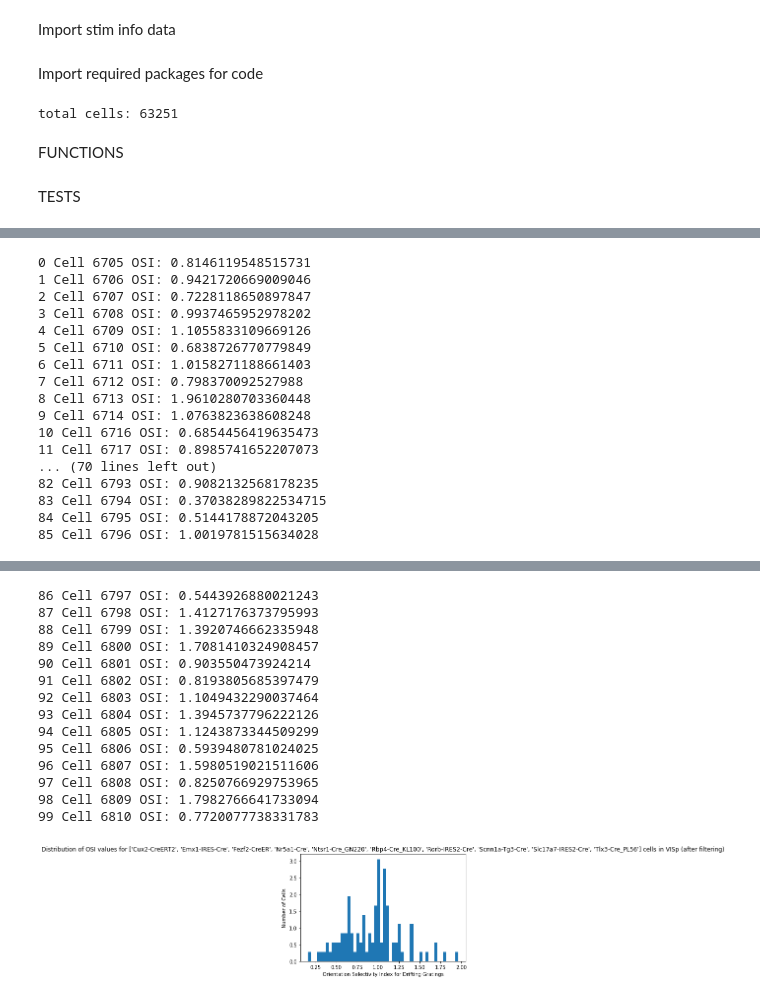
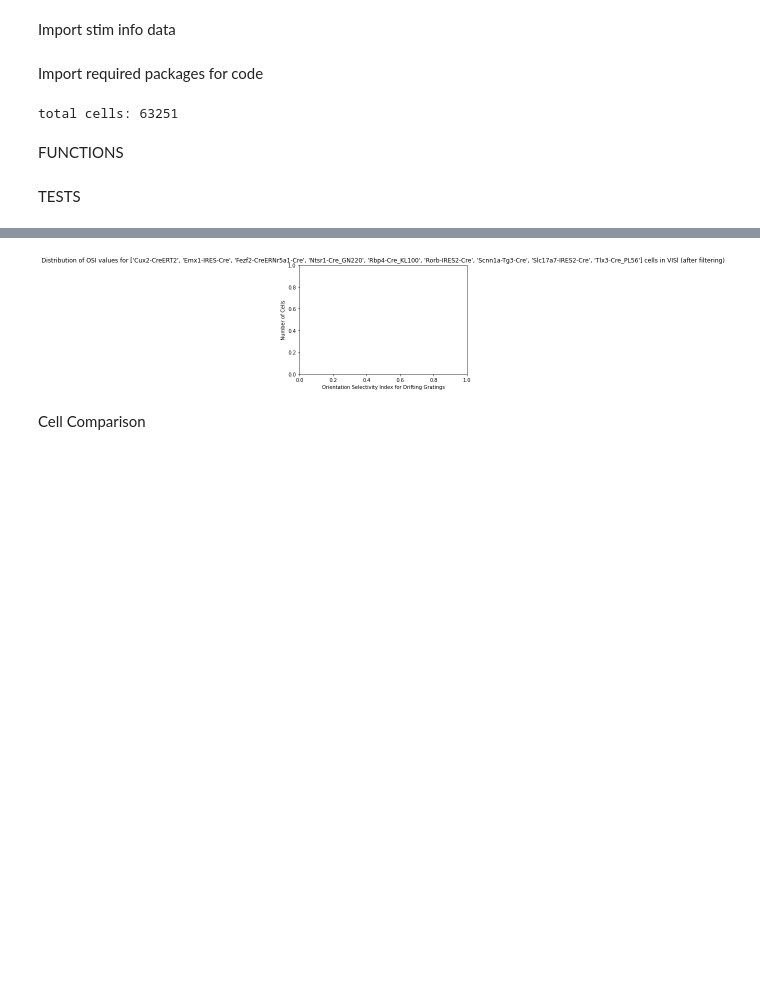
Before and after one commit to ejyu-git/allen-data-proj, a Jupyter notebook: drifting_gratings.ipynb, the cells around one changed output, grey strips where cells are left out. Drawn from its saved outputs; the diff is of its cells as text; code cells hidden in the pictures; blank space fills up the shorter version.

```diff
--- a/drifting_gratings.ipynb
+++ b/drifting_gratings.ipynb
@@ -260,7 +260,7 @@ def dg_for_cell(boc, dsi_cells, index, plot_trial_graphs, plot_stim_instances, p
     # return array of Rmax, pref TF, pref ORI, Rorth, OSI, gOSI values, and cre_line
     return [Rmax, freq_array[max_coor[0][0]], ori_array[max_coor[0][1]], Rorth, OSI, gOSI, cre_line]
 # %%
-# create_histogram(targeted_struct): creates histogram of OSI of all cells in desired cortical layer
+# create_histogram(): creates histogram of OSI of all cells in desired cortical layer. returns array of OSI values
 #
 #
 #
@@ -273,9 +273,11 @@ def dg_for_cell(boc, dsi_cells, index, plot_trial_graphs, plot_stim_instances, p
 # filter_vals: when set to true, creates the histogram and excludes OSIs below 0 or above 2
 # cre_lines_list: given one or multiple cre_lines, will filter the cells of the targeted structure to those cells
 # max_cells: if given a value, will only run a maximum of that amount of cells
+# print_histogram: if true will output the histogram plots
 #
 # Warning: will require downloading nwb files for many cells. Will take a while
-def create_histogram(targeted_struct, print_OSIs, print_other_vals, filter_vals, cre_lines_list, max_cells):
+def create_histogram(targeted_struct, print_OSIs, print_other_vals, filter_vals, cre_lines_list, max_cells,
+                    print_histogram):
 
     # Download experiment containers for experiments of target structure
     exp_containers = boc.get_experiment_containers(targeted_structures=[targeted_struct])
@@ -313,10 +315,10 @@ def create_histogram(targeted_struct, print_OSIs, print_other_vals, filter_vals,
     while (OSI_index < max_runs) and (index < len(dsi_cells)):
         cell_vals = dg_for_cell(boc, dsi_cells, index, False, False, False, False, False, cre_lines_list)
         if (cell_vals != None) :
-            OSI = cell_vals[4]
+            OSI = cell_vals[4] ### CHANGE INDEX TO CHANGE FILTERING ON OSI vs gOSI DATA TYPE ###
             if(filter_vals) :
                 if(0 <= OSI <= 2):
-                    OSIs.append(OSI)
+                    OSIs.append(cell_vals)
                     if (print_OSIs) : print(OSI_index, "Cell", index, "OSI:", OSI)
                     if (print_other_vals) :
                         print("Rmax:", cell_vals[0])
@@ -326,7 +328,7 @@ def create_histogram(targeted_struct, print_OSIs, print_other_vals, filter_vals,
                         print("gOSI:", cell_vals[5])
                     OSI_index += 1
             else :
-                OSIs.append(OSI)
+                OSIs.append(cell_vals)
                 if (print_OSIs) : print(OSI_index, "Cell", index, "OSI:", OSI)
                 if (print_other_vals) :
                     print("Rmax:", cell_vals[0])
@@ -340,12 +342,16 @@ def create_histogram(targeted_struct, print_OSIs, print_other_vals, filter_vals,
     if not OSIs : # if OSIs is empty
         print("0 OSI values collected")
 
-    plt.hist(list(OSIs), 50, density = 1)
+    if print_histogram:
+        plt.hist(list(OSIs), 50, density = 1)
+
     if (filter_vals): plt.title("Distribution of OSI values for %s cells in %s (after filtering)" %
                                (cre_lines_list, targeted_struct))
     else : plt.title("Distribution of OSI values for %s cells in %s (prior to filtering)" %
                      (cre_lines_list, targeted_struct))
     plt.xlabel('Orientation Selectivity Index for Drifting Gratings')
     plt.ylabel('Number of Cells')
+
+    return OSIs
 # %% [markdown]
 TESTS
@@ -402,9 +377,22 @@ all cre lines:
  'Tlx3-Cre_PL56',
  'Vip-IRES-Cre']
 # %%
-create_histogram('VISp', True, False, True, ['Cux2-CreERT2','Emx1-IRES-Cre','Fezf2-CreER','Nr5a1-Cre','Ntsr1-Cre_GN220',
-                                            'Rbp4-Cre_KL100','Rorb-IRES2-Cre','Scnn1a-Tg3-Cre','Slc17a7-IRES2-Cre',
-                                            'Tlx3-Cre_PL56'], 100)
+visp_pv = create_histogram('VISp', True, False, True, ['Pvalb-IRES-Cre'], 100, False)
+visp_sst = create_histogram('VISp', False, False, True, ['Sst-IRES-Cre'], 100, False)
+visp_vip = create_histogram('VISp', False, False, True, ['Vip-IRES-Cre'], 100, False)
+visp_exc = create_histogram('VISp', False, False, True, ['Cux2-CreERT2','Emx1-IRES-Cre','Fezf2-CreER'
+                                                        'Nr5a1-Cre','Ntsr1-Cre_GN220','Rbp4-Cre_KL100',
+                                                        'Rorb-IRES2-Cre','Scnn1a-Tg3-Cre','Slc17a7-IRES2-Cre',
+                                                        'Tlx3-Cre_PL56'], 100, False)
+
+
+visl_pv = create_histogram('VISl', False, False, True, ['Pvalb-IRES-Cre'], 100, False)
+visl_sst = create_histogram('VISl', False, False, True, ['Sst-IRES-Cre'], 100, False)
+visl_vip = create_histogram('VISl', False, False, True, ['Vip-IRES-Cre'], 100, False)
+visl_exc = create_histogram('VISl', False, False, True, ['Cux2-CreERT2','Emx1-IRES-Cre','Fezf2-CreER'
+                                                        'Nr5a1-Cre','Ntsr1-Cre_GN220','Rbp4-Cre_KL100',
+                                                        'Rorb-IRES2-Cre','Scnn1a-Tg3-Cre','Slc17a7-IRES2-Cre',
+                                                        'Tlx3-Cre_PL56'], 100, False)
 # %% [output]
 all VISp experiment containers: 216
 VISp cells: 22641
@@ -413,17 +413,0 @@ cells with sig. response to drifting gratings: 13401
-0 Cell 6705 OSI: 0.8146119548515731
-1 Cell 6706 OSI: 0.9421720669009046
-2 Cell 6707 OSI: 0.7228118650897847
-3 Cell 6708 OSI: 0.9937465952978202
-4 Cell 6709 OSI: 1.1055833109669126
-5 Cell 6710 OSI: 0.6838726770779849
-6 Cell 6711 OSI: 1.0158271188661403
-7 Cell 6712 OSI: 0.798370092527988
-8 Cell 6713 OSI: 1.9610280703360448
-9 Cell 6714 OSI: 1.0763823638608248
-10 Cell 6716 OSI: 0.6854456419635473
-11 Cell 6717 OSI: 0.8985741652207073
-... (70 lines left out)
-82 Cell 6793 OSI: 0.9082132568178235
-83 Cell 6794 OSI: 0.37038289822534715
-84 Cell 6795 OSI: 0.5144178872043205
-85 Cell 6796 OSI: 1.0019781515634028
@@ -431,16 +414,4 @@ cells with sig. response to drifting gratings: 13401
-86 Cell 6797 OSI: 0.5443926880021243
-87 Cell 6798 OSI: 1.4127176373795993
-88 Cell 6799 OSI: 1.3920746662335948
-89 Cell 6800 OSI: 1.7081410324908457
-90 Cell 6801 OSI: 0.903550473924214
-91 Cell 6802 OSI: 0.8193805685397479
-92 Cell 6803 OSI: 1.1049432290037464
-93 Cell 6804 OSI: 1.3945737796222126
-94 Cell 6805 OSI: 1.1243873344509299
-95 Cell 6806 OSI: 0.5939480781024025
-96 Cell 6807 OSI: 1.5980519021511606
-97 Cell 6808 OSI: 0.8250766929753965
-98 Cell 6809 OSI: 1.7982766641733094
-99 Cell 6810 OSI: 0.7720077738331783
-[figure, old version]
+[figure, new version]
+# %% [markdown]
+Cell Comparison
 # %%
```
Also changed, not shown: parts of 13 cells of this notebook.
